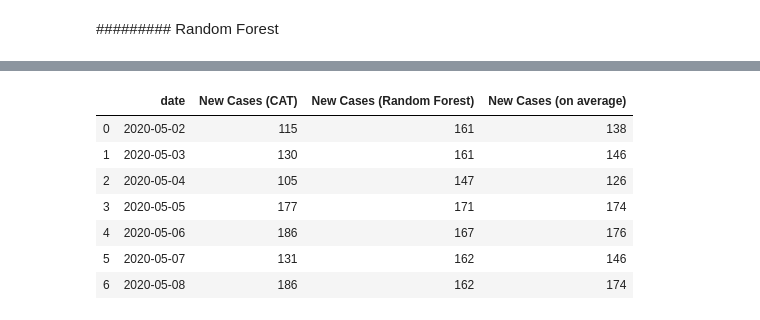
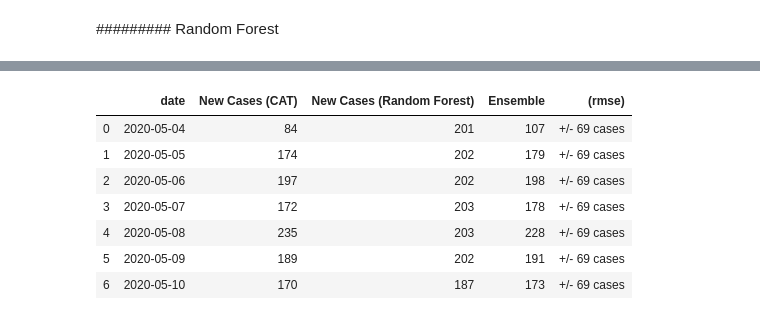
Before and after one commit to iameo/iameo-blog-src, a Jupyter notebook: content/notebooks/Covid19_Forecasting(NG).ipynb, the cells around one changed output, grey strips where cells are left out. Saved outputs shown, nothing was run; the diff lists cells and outputs as text; code cells hidden in the pictures.

```diff
--- a/content/notebooks/Covid19_Forecasting(NG).ipynb
+++ b/content/notebooks/Covid19_Forecasting(NG).ipynb
@@ -442,22 +502,21 @@ from sklearn.metrics import mean_squared_error as mse
 # %%
 cat_params = {
     'num_boost_round':60000,
-    'learning_rate': 0.001,
+    'learning_rate': 0.005,
     'silent':True,
     'eval_metric': 'RMSE',
-    'early_stopping_rounds':100,
-    'max_depth':7,
+    'early_stopping_rounds':200,
+    'max_depth':9,
     'use_best_model':True,
     'random_state': RANDOM_STATE
 }
 # %%
 cat_model = CatBoostRegressor(**cat_params)
-rf_model = RandomForestRegressor(n_estimators=80000, random_state=RANDOM_STATE)
-# nuSVR = NuSVR(C=100, cache_size=400, tol=0.005, gamma='auto', coef0=0.05)
+rf_model = RandomForestRegressor(n_estimators=10000, random_state=RANDOM_STATE, max_depth=24)
 # %% [markdown]
 #####################################
 # %%
 %%time
-cat_model.fit(Xtrain, ytrain, eval_set=[(Xval, yval)])
+cat_model.fit(Xtrain, ytrain, eval_set=[(Xtrain, ytrain)])
 print("Best Score: ", cat_model.best_score_, "\nIteration stopped at: ", cat_model.best_iteration_)
 # %% [output]
@@ -530,25 +685,25 @@ RMSE (EVALUATION):  216.57303287412367
 cat_pred = np.round(np.expm1(test_pred_cat), decimals=0)
 rf_pred = np.round(np.expm1(test_pred_rf), decimals=0)
 
-avr = (cat_pred + rf_pred)/2
+ensemble = 0.8*cat_pred + 0.2*rf_pred
 # %%
 test_predictions = pd.DataFrame({
                                 "date": post_incident["date"],
                                 "New Cases (CAT)": [int(x) for x in cat_pred],
                                 "New Cases (Random Forest)": [int(x) for x in rf_pred],
-                                "New Cases (on average)": [int(x) for x in (np.round(avr, decimals=0))]
-
+                                "Ensemble": [int(x) for x in ensemble],
+                                "(rmse)": " +/- 69 cases", #both rmse to 2s.f
                                })
 
 
 test_predictions
 # %% [output]
-|  | date | New Cases (CAT) | New Cases (Random Forest) | New Cases (on average) |
-| 0 | 2020-05-02 | 115 | 161 | 138 |
-| 1 | 2020-05-03 | 130 | 161 | 146 |
-| 2 | 2020-05-04 | 105 | 147 | 126 |
-| 3 | 2020-05-05 | 177 | 171 | 174 |
-| 4 | 2020-05-06 | 186 | 167 | 176 |
-| 5 | 2020-05-07 | 131 | 162 | 146 |
-| 6 | 2020-05-08 | 186 | 162 | 174 |
+|  | date | New Cases (CAT) | New Cases (Random Forest) | Ensemble | (rmse) |
+| 0 | 2020-05-04 | 84 | 201 | 107 | +/- 69 cases |
+| 1 | 2020-05-05 | 174 | 202 | 179 | +/- 69 cases |
+| 2 | 2020-05-06 | 197 | 202 | 198 | +/- 69 cases |
+| 3 | 2020-05-07 | 172 | 203 | 178 | +/- 69 cases |
+| 4 | 2020-05-08 | 235 | 203 | 228 | +/- 69 cases |
+| 5 | 2020-05-09 | 189 | 202 | 191 | +/- 69 cases |
+| 6 | 2020-05-10 | 170 | 187 | 173 | +/- 69 cases |
 # %% [markdown]
```
Also changed, not shown: parts of 65 cells of this notebook, 11 other files.
